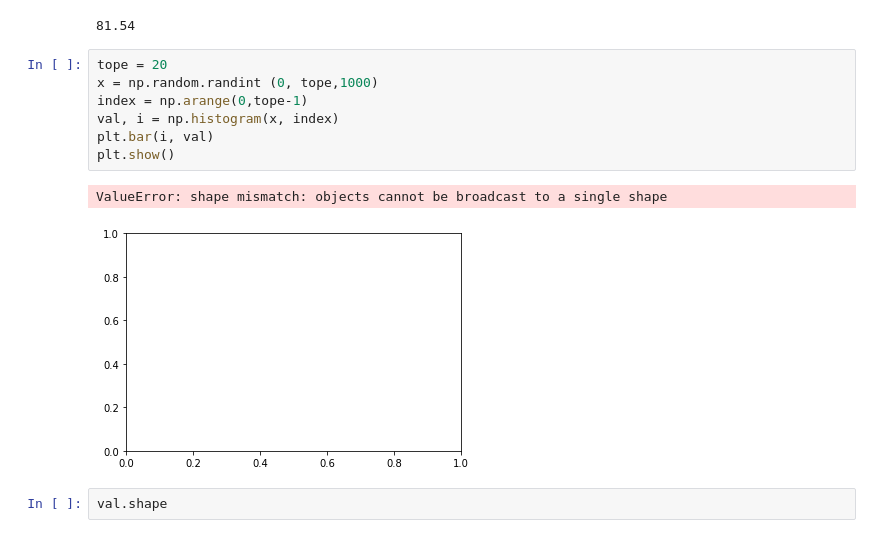
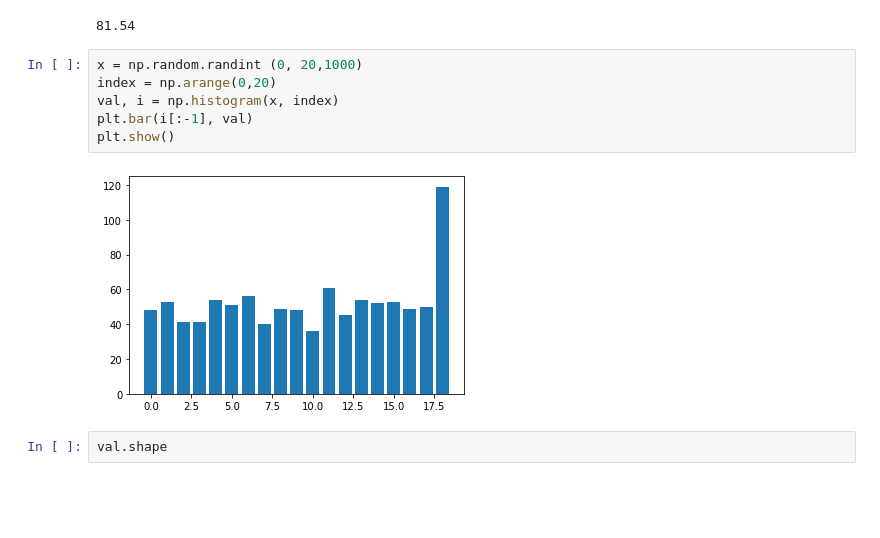
Before and after one commit to aldebarran22/curso_avanzado_santander, a Jupyter notebook: codigo_feb_26_mar_1/prueba_numpy.ipynb, the cells around one changed output. Drawn from its saved outputs; the diff is of its cells as text; blank space fills up the shorter version.

```diff
--- a/codigo_feb_26_mar_1/prueba_numpy.ipynb
+++ b/codigo_feb_26_mar_1/prueba_numpy.ipynb
@@ -378,15 +378,13 @@ round(c[0][1] * 100, 2)
 # %% [output]
 81.54
 # %%
-tope = 20
-x = np.random.randint (0, tope,1000)
-index = np.arange(0,tope-1)
+x = np.random.randint (0, 20,1000)
+index = np.arange(0,20)
 val, i = np.histogram(x, index)
-plt.bar(i, val)
+plt.bar(i[:-1], val)
 plt.show()
 # %% [output]
-ValueError: shape mismatch: objects cannot be broadcast to a single shape
-[figure, old version]
+[figure, new version]
 # %%
 val.shape
 # %% [output]
```
Also changed, not shown: parts of 3 cells of this notebook, 3 other files.
